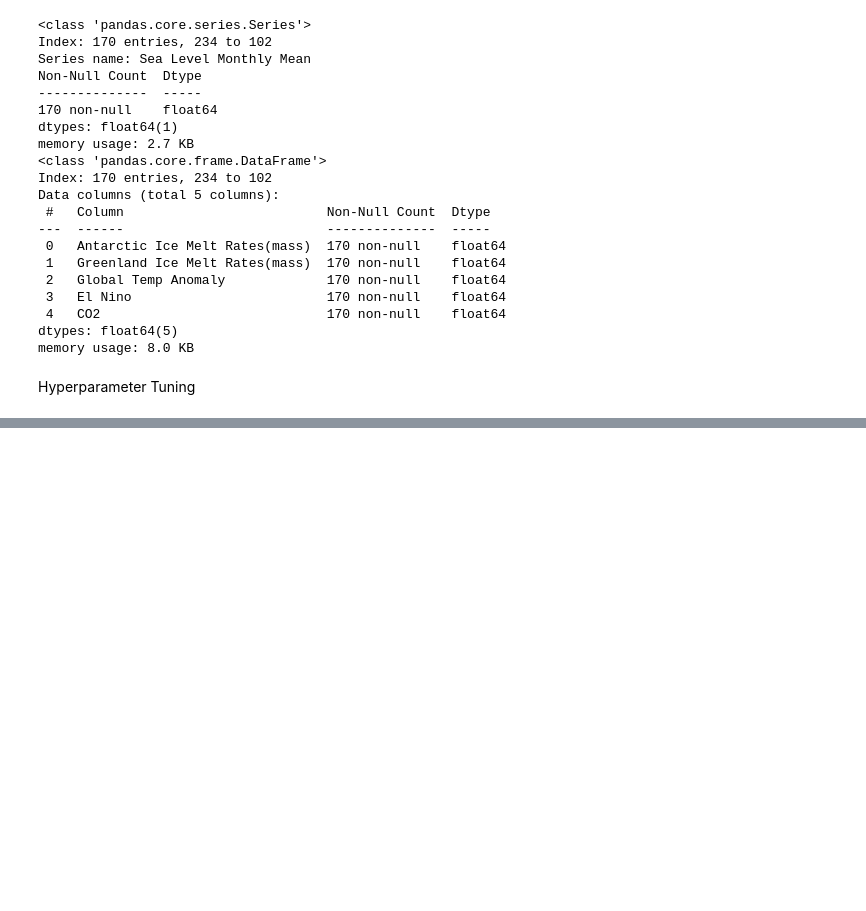
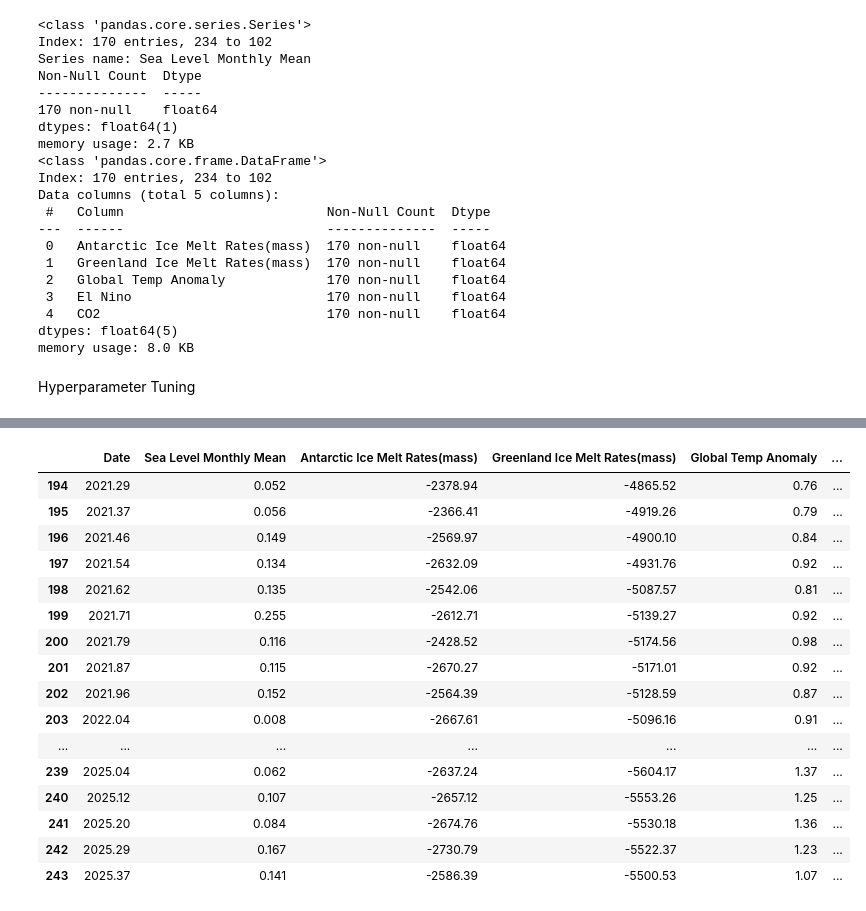
Before and after one commit to ellenyifang2011/sea_level, a Jupyter notebook: src/rf_hyperparameter.ipynb, the cells around one changed output, grey strips where cells are left out. Cells and saved outputs as stored; diff of their text form; code cells hidden in the pictures; blank space fills up the shorter version.

```diff
--- a/src/rf_hyperparameter.ipynb
+++ b/src/rf_hyperparameter.ipynb
@@ -450,0 +448,20 @@ plt.show()
+# %%
+_rawdata.tail(50)
+# %% [output]
+|  | Date | Sea Level Monthly Mean | Antarctic Ice Melt Rates(mass) | Greenland Ice Melt Rates(mass) | Global Temp Anomaly | ... |
+| 194 | 2021.29 | 0.052 | -2378.94 | -4865.52 | 0.76 | ... |
+| 195 | 2021.37 | 0.056 | -2366.41 | -4919.26 | 0.79 | ... |
+| 196 | 2021.46 | 0.149 | -2569.97 | -4900.10 | 0.84 | ... |
+| 197 | 2021.54 | 0.134 | -2632.09 | -4931.76 | 0.92 | ... |
+| 198 | 2021.62 | 0.135 | -2542.06 | -5087.57 | 0.81 | ... |
+| 199 | 2021.71 | 0.255 | -2612.71 | -5139.27 | 0.92 | ... |
+| 200 | 2021.79 | 0.116 | -2428.52 | -5174.56 | 0.98 | ... |
+| 201 | 2021.87 | 0.115 | -2670.27 | -5171.01 | 0.92 | ... |
+| 202 | 2021.96 | 0.152 | -2564.39 | -5128.59 | 0.87 | ... |
+| 203 | 2022.04 | 0.008 | -2667.61 | -5096.16 | 0.91 | ... |
+| ... | ... | ... | ... | ... | ... | ... |
+| 239 | 2025.04 | 0.062 | -2637.24 | -5604.17 | 1.37 | ... |
+| 240 | 2025.12 | 0.107 | -2657.12 | -5553.26 | 1.25 | ... |
+| 241 | 2025.20 | 0.084 | -2674.76 | -5530.18 | 1.36 | ... |
+| 242 | 2025.29 | 0.167 | -2730.79 | -5522.37 | 1.23 | ... |
+| 243 | 2025.37 | 0.141 | -2586.39 | -5500.53 | 1.07 | ... |
```
Also changed, not shown: parts of 7 cells of this notebook.
